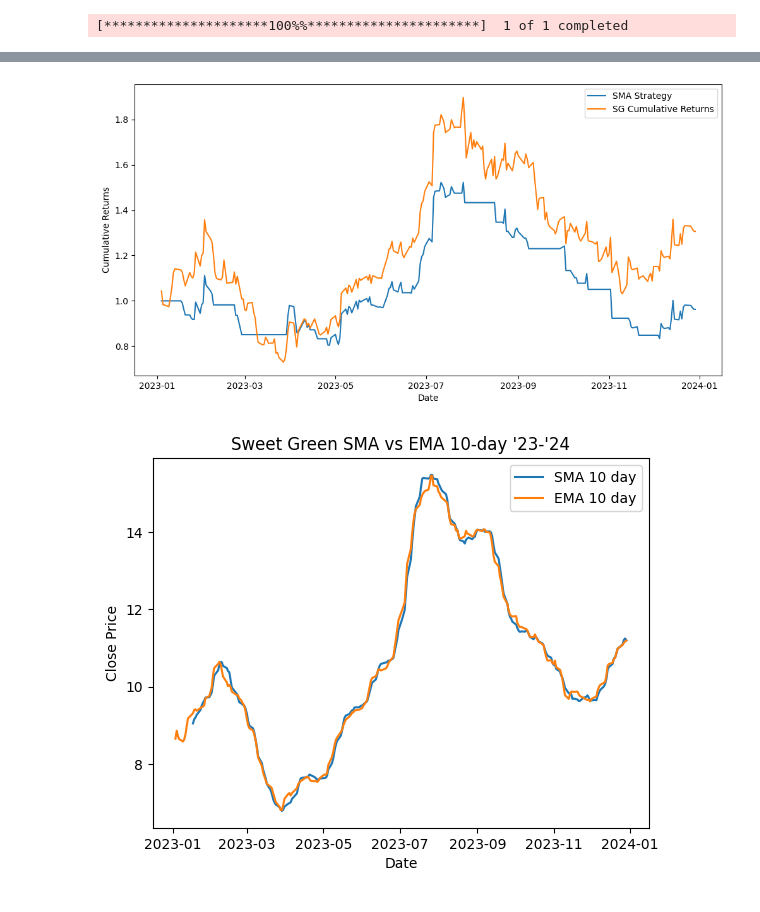
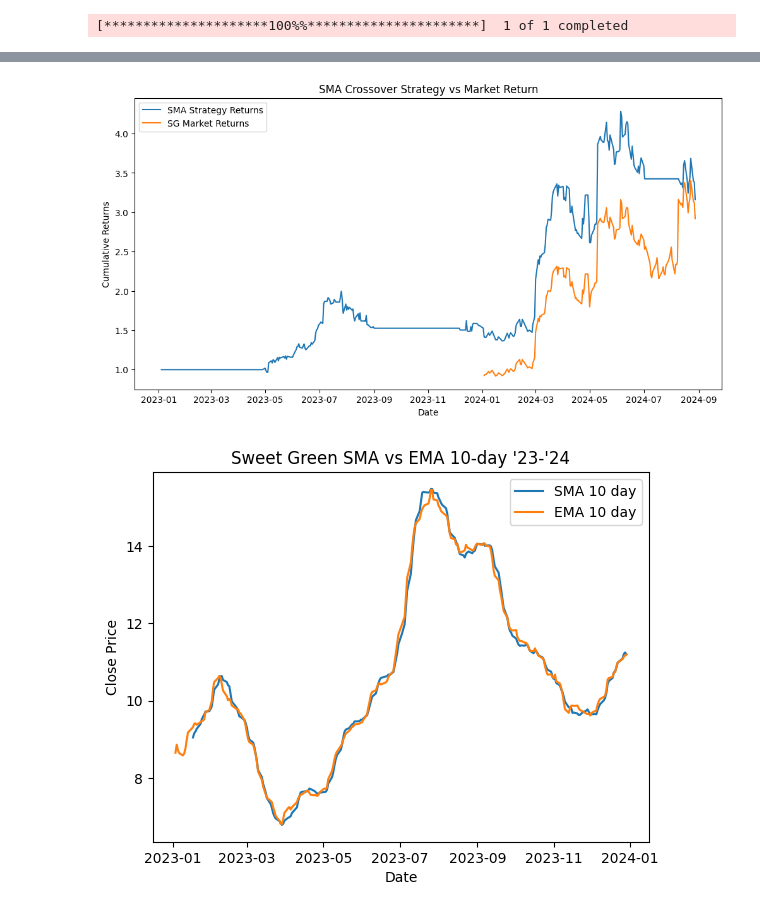
Before and after one commit to jomorro/sma_trading_bot, a Jupyter notebook: sma_trading_bot.ipynb, the cells around one changed output, grey strips where cells are left out. Cells and saved outputs as stored; diff of their text form; code cells hidden in the pictures.

```diff
--- a/sma_trading_bot.ipynb
+++ b/sma_trading_bot.ipynb
@@ -104,4 +106,8 @@ plt.show()
 # %%
-#strategy to buy sweet green when its price is above the 10-day SMA
+#strategy to buy sweet green when its price is above the 10-day or 50-day SMA
 # 1 is to buy and 0 is to hold stock or you can use true or false values
-data['Signal'] = np.where(data['Close'] > data['SMA_10'], 1, 0)
+#results are in the sma cumulative results below where the sma 10 is
+data['Signal'] = np.where(data['Close'] > data['SMA_50'], 1, 0)
+#data.info()
+print(data[['Close','SMA_50','Signal']].to_string(index=False))
+print(data)
@@ -108,5 +132,12 @@ data['Signal'] = np.where(data['Close'] > data['SMA_10'], 1, 0)
 # %%
 #backtesting the strategy using daily returns and the cumulative returns
+
+# Calculate daily returns
 data['Daily_Return'] = data['Close'].pct_change()
+
+# Calculate strategy returns
 data['Strategy_Return'] = data['Daily_Return'] * data['Signal'].shift(1)
-data['Cumulative_Return'] = (1 + data['Strategy_Return']).cumprod()
+
+# Calculate strategy cumulative returns
+data['Cumulative_Str_Return'] = (1 + data['Strategy_Return']).cumprod()
+print(data)
@@ -113,9 +162,11 @@ data['Cumulative_Return'] = (1 + data['Strategy_Return']).cumprod()
 # %%
 #getting full historical data of Sweet Green stock
-sg_data = yf.download('SG', start="2023-01-01", end="2024-01-01")
+sg_data = yf.download('SG', start="2023-01-01", end="2024-08-29")
 # %% [output]
 [*********************100%%**********************]  1 of 1 completed
 # %%
 #plot results of strategy, calculating daily returns and cumulative returns
 sg_data['Daily_Return'] = sg_data['Close'].pct_change()
-sg_data['Cumulative_Return'] = (1 + sg_data['Daily_Return']).cumprod()
+# Calculate market cumulative returns
+sg_data['Cumulative_Market_Return'] = (1 + sg_data['Daily_Return']).cumprod()
+print(sg_data)
@@ -122,13 +191,14 @@ sg_data['Cumulative_Return'] = (1 + sg_data['Daily_Return']).cumprod()
 # %%
 plt.figure(figsize=(12, 6))
-plt.plot(data.index, data['Cumulative_Return'], label='SMA Strategy')
-plt.plot(sg_data.index, sg_data['Cumulative_Return'], label='SG Cumulative Returns')
+plt.plot(data.index, data['Cumulative_Str_Return'], label='SMA Strategy Returns')
+plt.plot(sg_data.index, sg_data['Cumulative_Market_Return'], label='SG Market Returns')
+plt.title('SMA Crossover Strategy vs Market Return')
 plt.xlabel('Date')
 plt.ylabel('Cumulative Returns')
 plt.legend()
 plt.show()
 # %% [output]
-[figure, old version]
+[figure, new version]
 # %%
 plt.plot(data['SMA_10'], label='SMA 10 day')
 plt.plot(data['EMA_10'], label='EMA 10 day')
```
Also changed, not shown: parts of 10 cells of this notebook.
